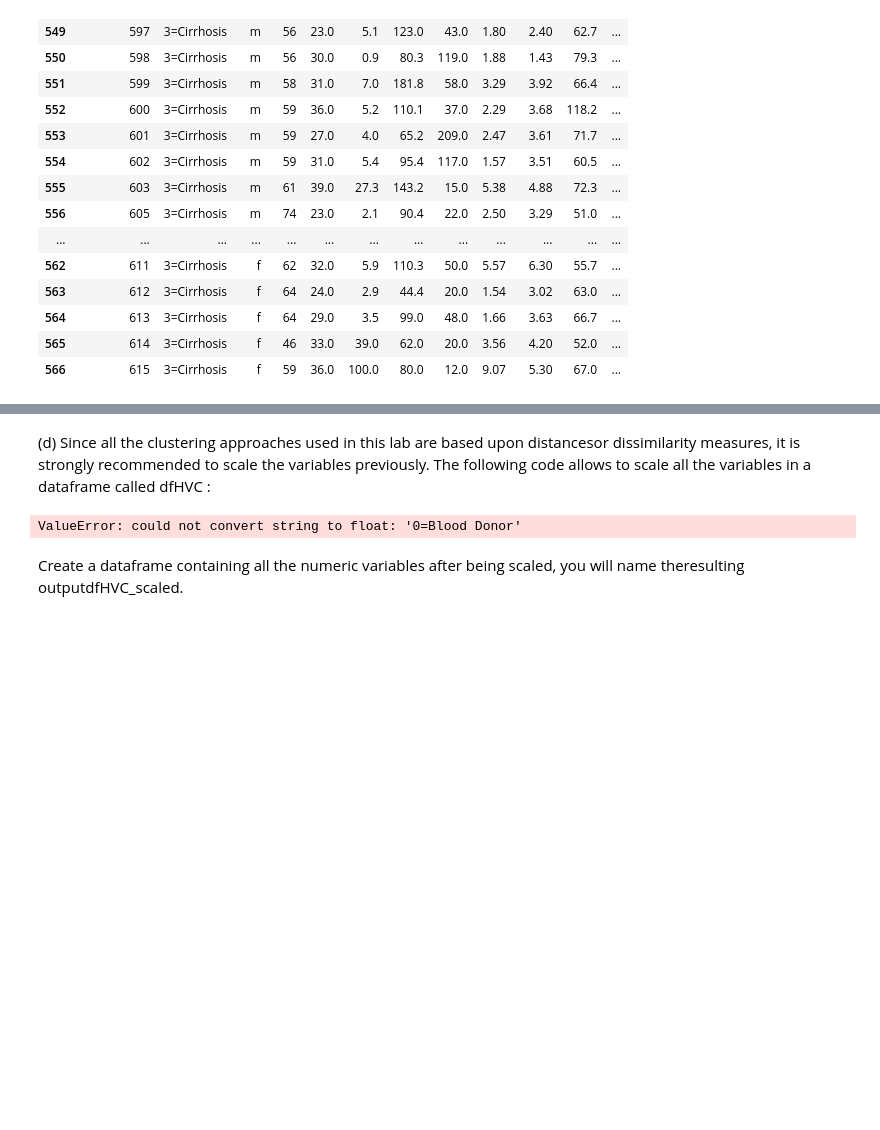
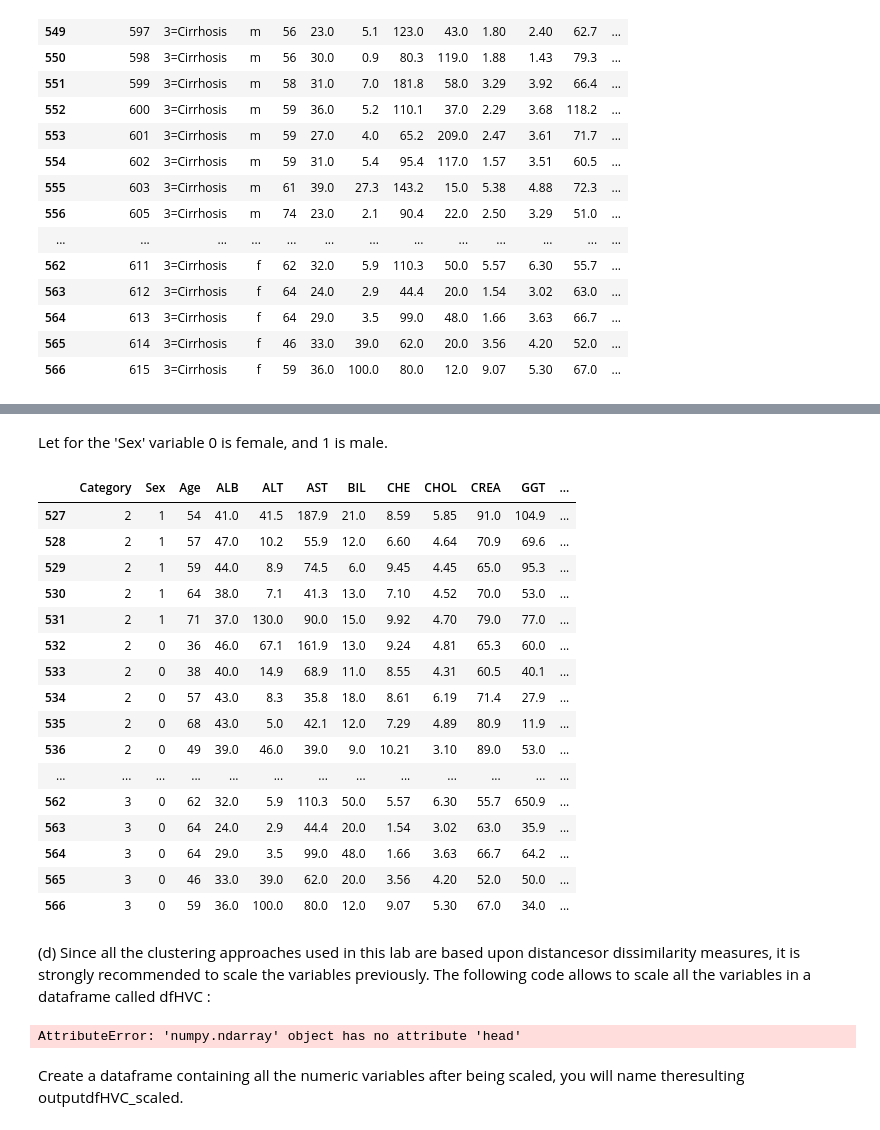
Before and after one commit to speianudana/ML-DM_Laboratories, a Jupyter notebook: II_part.ipynb, the cells around one changed output, grey strips where cells are left out. Saved outputs shown, nothing was run; the diff lists cells and outputs as text; code cells hidden in the pictures; blank space fills up the shorter version.

```diff
--- a/II_part.ipynb
+++ b/II_part.ipynb
@@ -119,10 +199,37 @@ dfHVC['Category'] = dfHVC['Category'].astype('category');
+# %% [markdown]
+Let for the 'Sex' variable 0 is female, and 1 is male.
+# %%
+dfHVC["Sex"].replace({"m": "1",
+                      "f": "0"},
+                       inplace=True)
+
+dfHVC.tail(40)
+# %% [output]
+|  | Category | Sex | Age | ALB | ALT | AST | BIL | CHE | CHOL | CREA | GGT | ... |
+| 527 | 2 | 1 | 54 | 41.0 | 41.5 | 187.9 | 21.0 | 8.59 | 5.85 | 91.0 | 104.9 | ... |
+| 528 | 2 | 1 | 57 | 47.0 | 10.2 | 55.9 | 12.0 | 6.60 | 4.64 | 70.9 | 69.6 | ... |
+| 529 | 2 | 1 | 59 | 44.0 | 8.9 | 74.5 | 6.0 | 9.45 | 4.45 | 65.0 | 95.3 | ... |
+| 530 | 2 | 1 | 64 | 38.0 | 7.1 | 41.3 | 13.0 | 7.10 | 4.52 | 70.0 | 53.0 | ... |
+| 531 | 2 | 1 | 71 | 37.0 | 130.0 | 90.0 | 15.0 | 9.92 | 4.70 | 79.0 | 77.0 | ... |
+| 532 | 2 | 0 | 36 | 46.0 | 67.1 | 161.9 | 13.0 | 9.24 | 4.81 | 65.3 | 60.0 | ... |
+| 533 | 2 | 0 | 38 | 40.0 | 14.9 | 68.9 | 11.0 | 8.55 | 4.31 | 60.5 | 40.1 | ... |
+| 534 | 2 | 0 | 57 | 43.0 | 8.3 | 35.8 | 18.0 | 8.61 | 6.19 | 71.4 | 27.9 | ... |
+| 535 | 2 | 0 | 68 | 43.0 | 5.0 | 42.1 | 12.0 | 7.29 | 4.89 | 80.9 | 11.9 | ... |
+| 536 | 2 | 0 | 49 | 39.0 | 46.0 | 39.0 | 9.0 | 10.21 | 3.10 | 89.0 | 53.0 | ... |
+| ... | ... | ... | ... | ... | ... | ... | ... | ... | ... | ... | ... | ... |
+| 562 | 3 | 0 | 62 | 32.0 | 5.9 | 110.3 | 50.0 | 5.57 | 6.30 | 55.7 | 650.9 | ... |
+| 563 | 3 | 0 | 64 | 24.0 | 2.9 | 44.4 | 20.0 | 1.54 | 3.02 | 63.0 | 35.9 | ... |
+| 564 | 3 | 0 | 64 | 29.0 | 3.5 | 99.0 | 48.0 | 1.66 | 3.63 | 66.7 | 64.2 | ... |
+| 565 | 3 | 0 | 46 | 33.0 | 39.0 | 62.0 | 20.0 | 3.56 | 4.20 | 52.0 | 50.0 | ... |
+| 566 | 3 | 0 | 59 | 36.0 | 100.0 | 80.0 | 12.0 | 9.07 | 5.30 | 67.0 | 34.0 | ... |
 # %% [markdown]
 (d) Since all the clustering approaches used in this lab are based upon distancesor  dissimilarity  measures,  it  is  strongly  recommended  to  scale  the  variables  previously.  The following code allows to scale all the variables in a dataframe called dfHVC :
 # %%
 from sklearn.preprocessing import StandardScaler
 scaler = StandardScaler()
 dfHVC_scaled = scaler.fit_transform(dfHVC)
+dfHVC_scaled = pd.DataFrame()
 # %% [output]
-ValueError: could not convert string to float: '0=Blood Donor'
+AttributeError: 'numpy.ndarray' object has no attribute 'head'
 # %% [markdown]
 Create a dataframe containing all the numeric variables after being scaled, you will name theresulting outputdfHVC_scaled.
```
Also changed, not shown: parts of 7 cells of this notebook.
